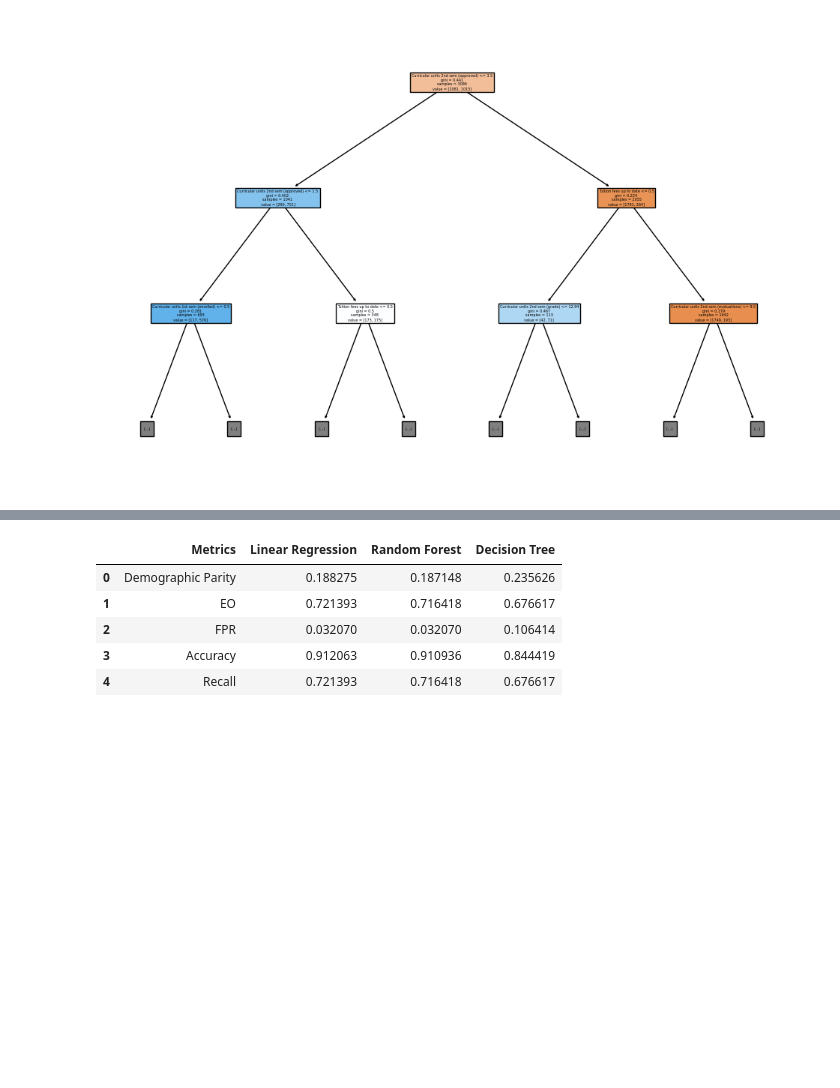
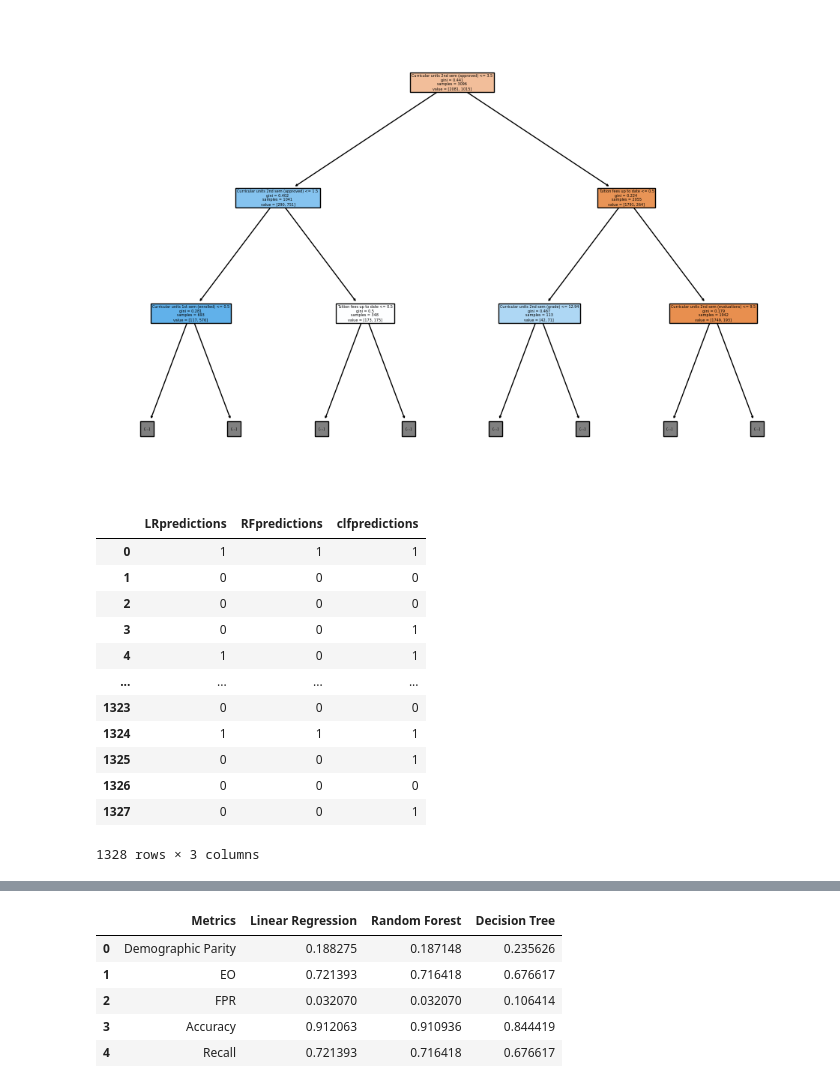
Before and after one commit to KANUBALAD/ML-Fairness-in-School-DropOut-, a Jupyter notebook: Notebooks/AllML_Models.ipynb, the cells around one changed output, grey strips where cells are left out. Cells and saved outputs as stored; diff of their text form; code cells hidden in the pictures; blank space fills up the shorter version.

```diff
--- a/Notebooks/AllML_Models.ipynb
+++ b/Notebooks/AllML_Models.ipynb
@@ -30,5 +33,5 @@ logistic_model.fit(X_train,y_train)
 LogisticRegression()
 # %%
 mymask= sens_test.Gender
-LR_dp, LR_Eo, LR_fpr, LR_acc, LR_recall = evaluation.model_metrics(logistic_model, X_test, y_test, mask=mymask,  fair_metrics= True)
-maleLR_dp, maleLR_Eo, maleLR_fpr, maleLR_acc, maleLR_recall = evaluation.model_metrics(logistic_model, X_test, y_test, mask=1-mymask,  fair_metrics= True)
+LR_dp, LR_Eo, LR_fpr, LR_acc, LR_recall, LRpreds= evaluation.model_metrics(logistic_model, X_test, y_test, mask=mymask,  fair_metrics= True)
+maleLR_dp, maleLR_Eo, maleLR_fpr, maleLR_acc, maleLR_recall, LRpreds = evaluation.model_metrics(logistic_model, X_test, y_test, mask=1-mymask,  fair_metrics= True)
@@ -40,8 +53,8 @@ rf_classfier.fit(X_train,y_train)
 # %% [output]
 RandomForestClassifier()
 # %%
-RF_dp, RF_Eo, RF_fpr, RF_acc, RF_recall= evaluation.model_metrics(rf_classfier, X_test, y_test, mask=mymask,  fair_metrics= True)
-maleRF_dp, maleRF_Eo, maleRF_fpr, maleRF_acc, maleRF_recall= evaluation.model_metrics(rf_classfier, X_test, y_test, mask=1-mymask,  fair_metrics= True)
+RF_dp, RF_Eo, RF_fpr, RF_acc, RF_recall, RFpreds= evaluation.model_metrics(rf_classfier, X_test, y_test, mask=mymask,  fair_metrics= True)
+maleRF_dp, maleRF_Eo, maleRF_fpr, maleRF_acc, maleRF_recall, RFpreds= evaluation.model_metrics(rf_classfier, X_test, y_test, mask=1-mymask,  fair_metrics= True)
 # %% [markdown]
 ### DECISION TREE CLASSIFIER
 # %%
@@ -49,8 +62,8 @@ from sklearn.tree import DecisionTreeClassifier, plot_tree
 clf = DecisionTreeClassifier(random_state=42)
 clf.fit(X_train, y_train)
 clf_preds = clf.predict(X_test)
-clf_dp, clf_Eo, clf_fpr, clf_acc, clf_recall = evaluation.model_metrics(clf, X_test, y_test, mask=mymask,  fair_metrics= True)
-maleclf_dp, maleclf_Eo, malelf_fpr, maleclf_acc, maleclf_recall = evaluation.model_metrics(clf, X_test, y_test, mask=1-mymask,  fair_metrics= True)
+clf_dp, clf_Eo, clf_fpr, clf_acc, clf_recall, clfpreds= evaluation.model_metrics(clf, X_test, y_test, mask=mymask,  fair_metrics= True)
+maleclf_dp, maleclf_Eo, malelf_fpr, maleclf_acc, maleclf_recall, clfpreds = evaluation.model_metrics(clf, X_test, y_test, mask=1-mymask,  fair_metrics= True)
 
 feature_names= X_test.columns.to_list()
 plt.figure(figsize=(12, 8))
@@ -58,3 +71,29 @@ plot_tree(clf,max_depth = 2, filled=True, feature_names=feature_names)
 plt.show()
 # %% [output]
 [figure]
+# %%
+
+# Convert numpy arrays to DataFrames
+LRpreds_df = pd.DataFrame(LRpreds)
+RFpreds_df = pd.DataFrame(RFpreds)
+clfpreds_df = pd.DataFrame(clfpreds)
+col_names = ['LRpredictions', 'RFpredictions', 'clfpredictions']
+# Concatenate the DataFrames
+concatenated_df = pd.concat([LRpreds_df, RFpreds_df, clfpreds_df], axis=1)
+concatenated_df.columns = col_names
+# %%
+concatenated_df
+# %% [output]
+|  | LRpredictions | RFpredictions | clfpredictions |
+| 0 | 1 | 1 | 1 |
+| 1 | 0 | 0 | 0 |
+| 2 | 0 | 0 | 0 |
+| 3 | 0 | 0 | 1 |
+| 4 | 1 | 0 | 1 |
+| ... | ... | ... | ... |
+| 1323 | 0 | 0 | 0 |
+| 1324 | 1 | 1 | 1 |
+| 1325 | 0 | 0 | 1 |
+| 1326 | 0 | 0 | 0 |
+| 1327 | 0 | 0 | 1 |
+1328 rows × 3 columns
```
Also changed, not shown: parts of 4 cells of this notebook, 2 other files.
